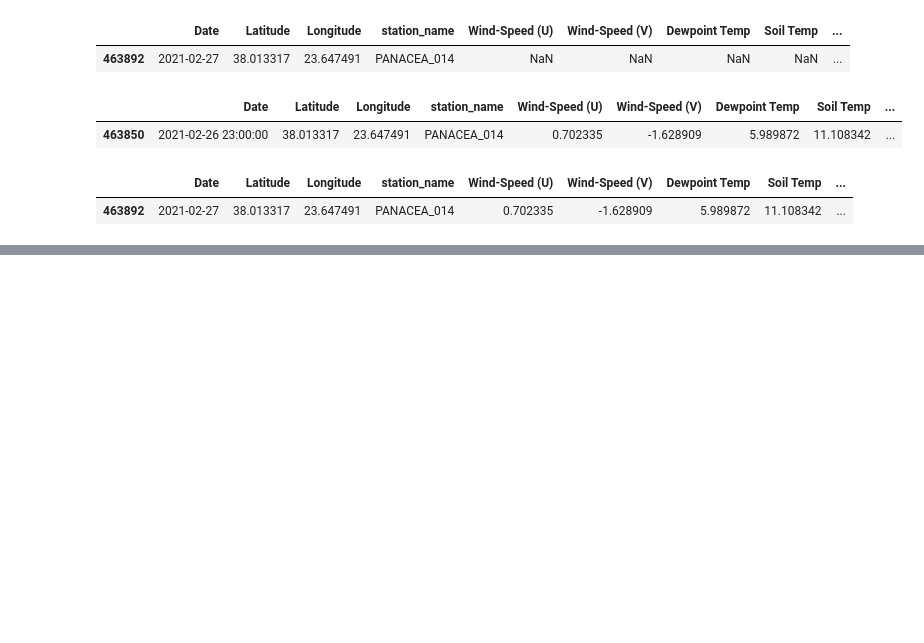
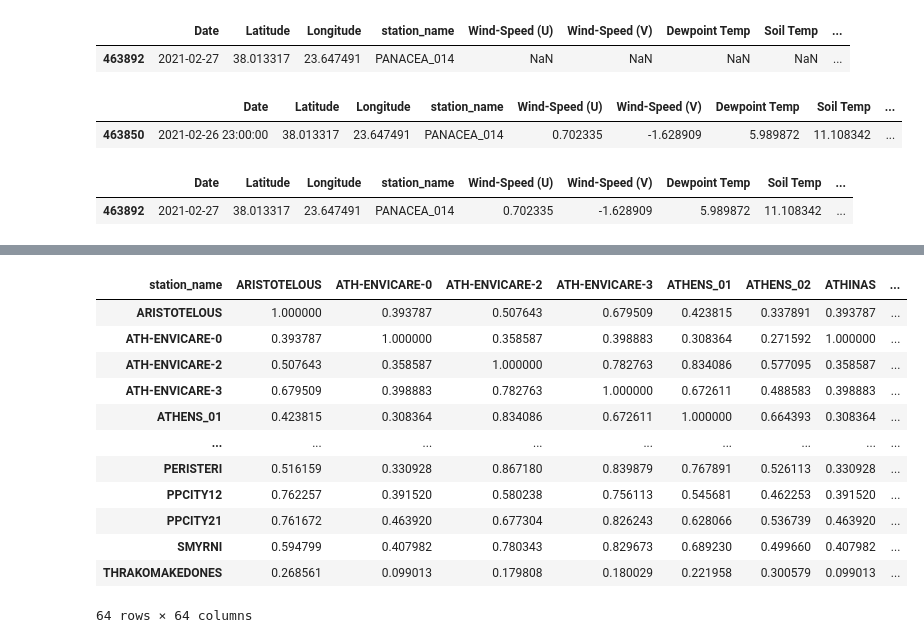
Before and after one commit to erzamerovci/PVDH-AirQualityDataAnalysisAndVisualization, a Jupyter notebook: air_quality_analysis.ipynb, the cells around one changed output, grey strips where cells are left out. Drawn from its saved outputs; the diff is of its cells as text; code cells hidden in the pictures; blank space fills up the shorter version.

```diff
--- a/air_quality_analysis.ipynb
+++ b/air_quality_analysis.ipynb
@@ -271,0 +347,18 @@ df_athens = df_athens.reindex(original_index)
+# %%
+corr = df_pivot.corr()
+corr.index.name = None
+corr
+# %% [output]
+| station_name | ARISTOTELOUS | ATH-ENVICARE-0 | ATH-ENVICARE-2 | ATH-ENVICARE-3 | ATHENS_01 | ATHENS_02 | ATHINAS | ... |
+| ARISTOTELOUS | 1.000000 | 0.393787 | 0.507643 | 0.679509 | 0.423815 | 0.337891 | 0.393787 | ... |
+| ATH-ENVICARE-0 | 0.393787 | 1.000000 | 0.358587 | 0.398883 | 0.308364 | 0.271592 | 1.000000 | ... |
+| ATH-ENVICARE-2 | 0.507643 | 0.358587 | 1.000000 | 0.782763 | 0.834086 | 0.577095 | 0.358587 | ... |
+| ATH-ENVICARE-3 | 0.679509 | 0.398883 | 0.782763 | 1.000000 | 0.672611 | 0.488583 | 0.398883 | ... |
+| ATHENS_01 | 0.423815 | 0.308364 | 0.834086 | 0.672611 | 1.000000 | 0.664393 | 0.308364 | ... |
+| ... | ... | ... | ... | ... | ... | ... | ... | ... |
+| PERISTERI | 0.516159 | 0.330928 | 0.867180 | 0.839879 | 0.767891 | 0.526113 | 0.330928 | ... |
+| PPCITY12 | 0.762257 | 0.391520 | 0.580238 | 0.756113 | 0.545681 | 0.462253 | 0.391520 | ... |
+| PPCITY21 | 0.761672 | 0.463920 | 0.677304 | 0.826243 | 0.628066 | 0.536739 | 0.463920 | ... |
+| SMYRNI | 0.594799 | 0.407982 | 0.780343 | 0.829673 | 0.689230 | 0.499660 | 0.407982 | ... |
+| THRAKOMAKEDONES | 0.268561 | 0.099013 | 0.179808 | 0.180029 | 0.221958 | 0.300579 | 0.099013 | ... |
+64 rows × 64 columns
```
Also changed, not shown: parts of 9 cells of this notebook.
